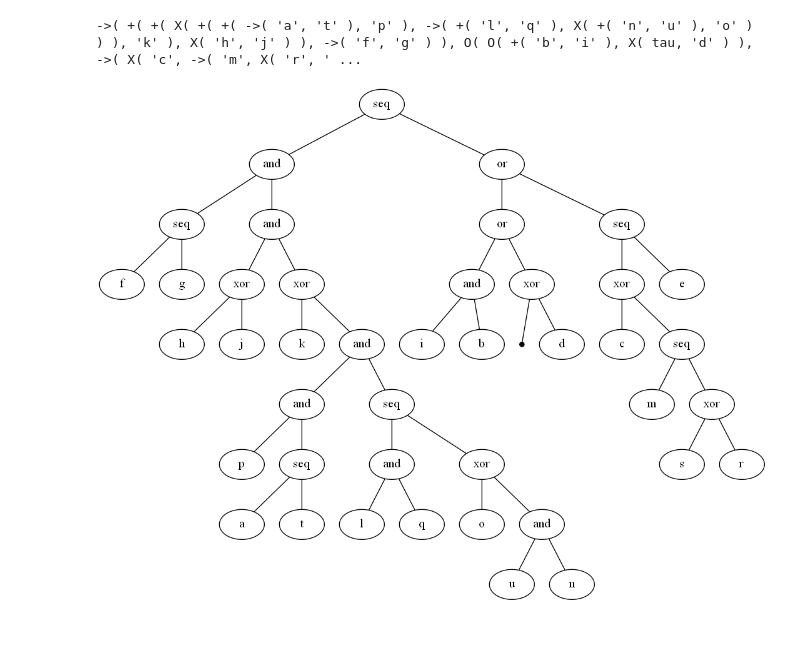
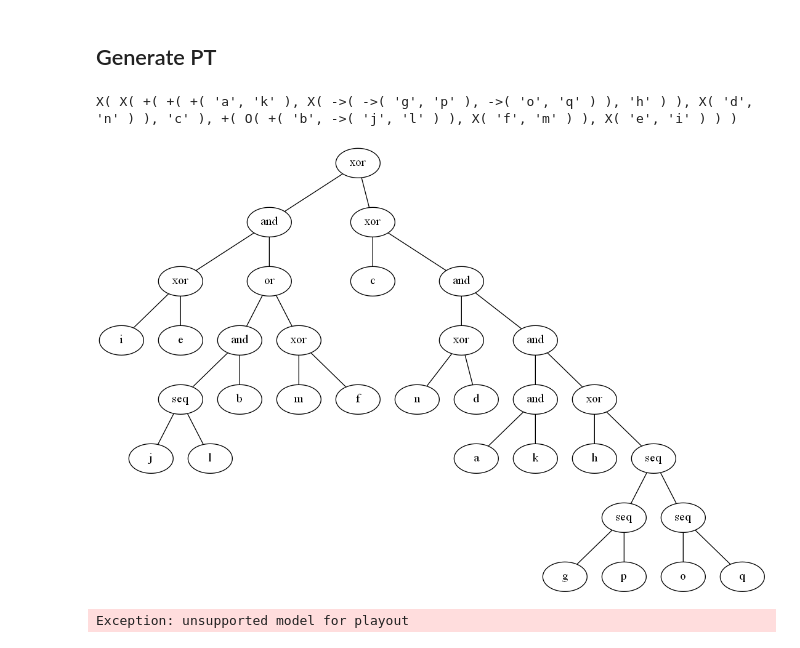
Before and after one commit to gemmadifederico/PTtoAT, a Jupyter notebook: TestNoLoop.ipynb, the cells around one changed output. Drawn from its saved outputs; the diff is of its cells as text; code cells hidden in the pictures.

```diff
--- a/TestNoLoop.ipynb
+++ b/TestNoLoop.ipynb
@@ -1,6 +1,8 @@
 # %%
 import pm4py
 from pm4py.objects.process_tree import semantics
+# %% [markdown]
+## Generate PT
 # %%
 '''
     This file is part of PM4Py (More Info: https://pm4py.fit.fraunhofer.de).
@@ -117,7 +119,7 @@ def apply(parameters=None):
     if not "or" in parameters:
         parameters["or"] = 0.25
     if not "silent" in parameters:
-        parameters["silent"] = 0.2
+        parameters["silent"] = 0
     if not "duplicate" in parameters:
         parameters["duplicate"] = 0
     if not "lt_depencency" in parameters:
@@ -389,10 +391,12 @@ class GeneratedTree(object):
 # %%
 nl = apply()
 print(nl)
 pm4py.view_process_tree(nl,"png")
 pm4py.objects.process_tree.exporter.exporter.apply(nl, "ptree3.xml")
-log = semantics.generate_log(nl, no_traces=1000)
+# log = pm4py.play_out(nl)
+log = semantics.generate_log(nl, no_traces=5)
 pm4py.write_xes(log, 'processtraces.xes')
 # %% [output]
-->( +( +( X( +( +( ->( 'a', 't' ), 'p' ), ->( +( 'l', 'q' ), X( +( 'n', 'u' ), 'o' ) ) ), 'k' ), X( 'h', 'j' ) ), ->( 'f', 'g' ) ), O( O( +( 'b', 'i' ), X( tau, 'd' ) ), ->( X( 'c', ->( 'm', X( 'r', ' ...
+X( X( +( +( +( 'a', 'k' ), X( ->( ->( 'g', 'p' ), ->( 'o', 'q' ) ), 'h' ) ), X( 'd', 'n' ) ), 'c' ), +( O( +( 'b', ->( 'j', 'l' ) ), X( 'f', 'm' ) ), X( 'e', 'i' ) ) )
-[figure, old version]
+[figure, new version]
+Exception: unsupported model for playout
```
Also changed, not shown: parts of 7 cells of this notebook.
